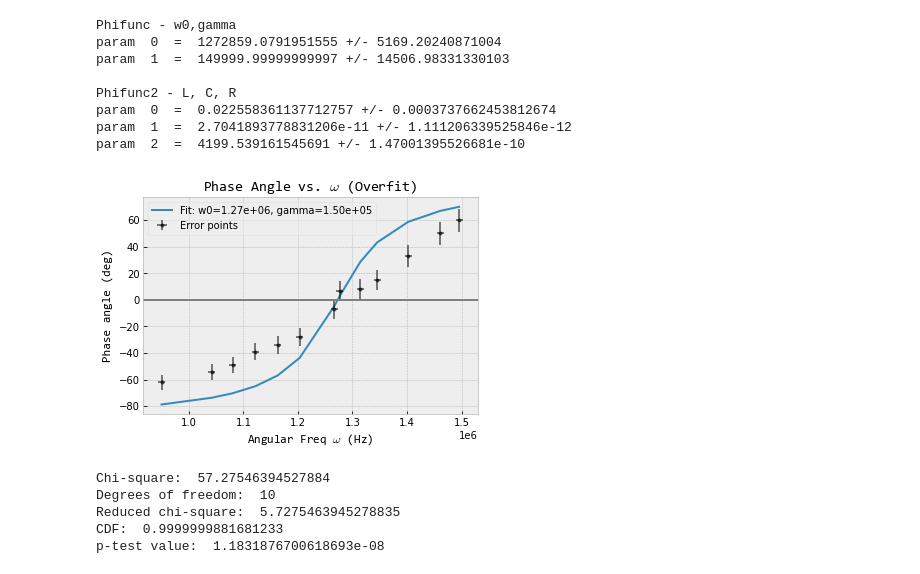
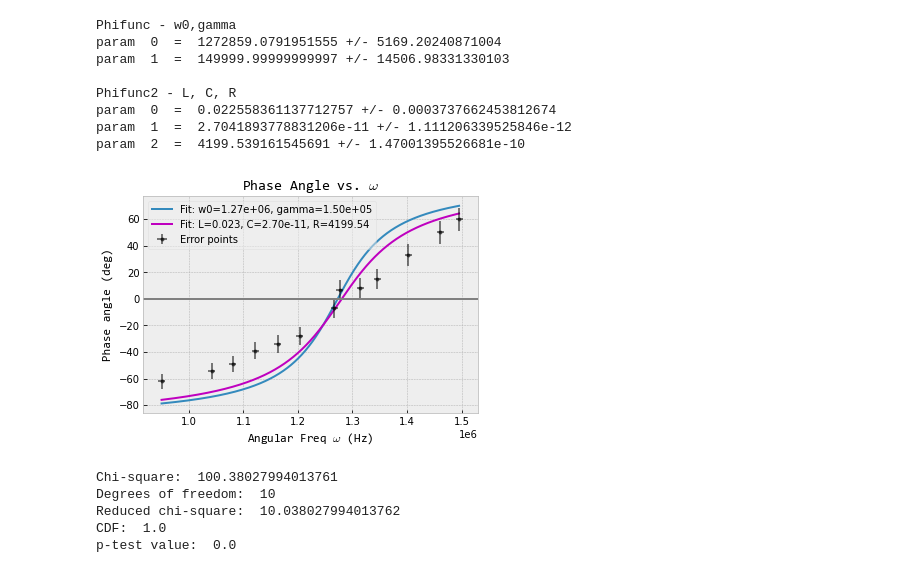
Before and after one commit to Drixitel/134-Lab-Spring-2023, a Jupyter notebook: Code/Chaos/ChaosCirc.ipynb, the cells around one changed output. Saved outputs shown, nothing was run; the diff lists cells and outputs as text; code cells hidden in the pictures.

```diff
--- a/Code/Chaos/ChaosCirc.ipynb
+++ b/Code/Chaos/ChaosCirc.ipynb
@@ -173,8 +174,11 @@ plt.style.use('bmh')
 
 
 # Fit a line with paramaters given
-fitline = VRMax2(w, *popt2)
-fitline2 = VRMax3(w, *popt4)
+# fitline = VRMax2(w, *popt2)
+# fitline2 = VRMax3(w, *popt4)
+
+w_line = np.linspace(min(w), max(w), 1000)
+fitline_line = VRMax2(w_line, *popt2)
 
 
 def annot_max(x,y, ax=None):
@@ -189,20 +193,20 @@ def annot_max(x,y, ax=None):
               arrowprops=arrowprops, bbox=bbox_props, ha="right", va="top")
     ax.annotate(text, xy=(xmax, ymax), xytext=(0.94,0.14), **kw)
 
-annot_max(w,fitline)
+annot_max(w_line,fitline_line)
 
 
 
 # plot data
-plt.plot(w,fitline, 'm', label= 'Fit: R=%1.2f, w0=%1.4e, Gamma=%1.2e' % tuple(popt2))
-plt.plot(w,fitline2, 'r', label= 'fit2')
+plt.plot(w_line,fitline_line, 'm', label= 'Fit: R=%1.2f, w0=%1.4e, Gamma=%1.2e' % tuple(popt2))
+
 plt.errorbar(w,Vout,yerr=VoutSig, xerr=wSig, fmt= '.', ls = None, label= 'Error points', color = 'black', alpha =0.5)
-# plt.yticks(np.linspace(1.5,3.7,12))
+plt.yticks(np.linspace(0,.013,12))
 
 
 
 #Labels
-plt.title("Amplitude vs. $\omega$ (Underfit)", **hfont)
+plt.title("Amplitude vs. $\omega$ ", **hfont)
 plt.ylabel("Amplitude Vout (V)", **hfont)
 plt.xlabel("Angular Freq $\omega$ (Hz)", **hfont)
 plt.axvline(w0, color ='gray', label =f'w0 Theoretical ={w0:.2f}')
@@ -210,5 +214,5 @@ plt.axvline(w0, color ='gray', label =f'w0 Theoretical ={w0:.2f}')
 plt.legend(loc =2,fancybox=True, framealpha=0.5)
 
 
-plt.savefig("AmpVsOmega.png", bbox_inches='tight')
+plt.savefig("AmpVsOmegachaos1.png", bbox_inches='tight')
 # %% [output]
@@ -264,37 +382,39 @@ param  2  =  4199.539161545691 +/- 1.47001395526681e-10
 # %%
 #style
 hfont = {'fontname':'Consolas'}
 plt.figure()
 plt.style.use('bmh')
 
 
 
-phifitline = Phifunc(w,*popt5)
-phifitline2 = Phifunc2(w,*popt6)
+phifitline = Phifunc(w_line,*popt5)
+phifitline2 = Phifunc2(w_line2,*popt6)
 
 
 #plot data
-plt.plot(w,phifitline, label = 'Fit: w0=%1.2e, gamma=%1.2e' % tuple(popt5))
-# plt.plot(w,phifitline2, label = 'Fit: L=%1.3f, C=%1.2e, R=%1.2f' % tuple(popt6), color='m')
+plt.plot(w_line,phifitline, label = 'Fit: w0=%1.2e, gamma=%1.2e' % tuple(popt5))
+plt.plot(w_line2,phifitline2, label = 'Fit: L=%1.3f, C=%1.2e, R=%1.2f' % tuple(popt6), color='m')
 plt.errorbar(w,Phi,yerr=phistd, xerr=wSig, fmt= '.', ls = None, label= 'Error points', color = 'black', alpha =0.5)
 
 
 #Labels
-plt.title("Phase Angle vs. $\omega$ (Overfit)", **hfont)
+plt.title("Phase Angle vs. $\omega$ ", **hfont)
 plt.ylabel("Phase angle (deg)", **hfont)
 plt.xlabel("Angular Freq $\omega$ (Hz)", **hfont)
 # plt.axvline(w0, color ='gray', label =f'w0 Theoretical={w0:.2f}')
 plt.axhline(0, color ='gray')
 
 plt.legend(fancybox=True, framealpha=0.5)
 
 
-plt.savefig("PhiVsOmega.png", bbox_inches='tight')
+plt.savefig("PhiVsOmegachaos.png", bbox_inches='tight')
 # %% [output]
-[figure, old version]
+[figure, new version]
 # %%
 # By definition:
-chisq = sum( (Phi - phifitline2)**2 / phistd**2 )
+phifitline = Phifunc(w,*popt5)
+
+chisq = sum( (Phi - phifitline)**2 / phistd**2 )
 
 # ndf = number of degrees of freedom
 ndf = len(w)-len(popt6)
@@ -321,8 +441,8 @@ print('Reduced chi-square: ',chisq_reduced)
 print('CDF: ', cdf)
 print('p-test value: ',pvalue)
 # %% [output]
-Chi-square:  57.27546394527884
+Chi-square:  100.38027994013761
 Degrees of freedom:  10
-Reduced chi-square:  5.7275463945278835
-CDF:  0.9999999881681233
-p-test value:  1.1831876700618693e-08
+Reduced chi-square:  10.038027994013762
+CDF:  1.0
+p-test value:  0.0
```
Also changed, not shown: parts of 9 cells of this notebook, 16 other files.
